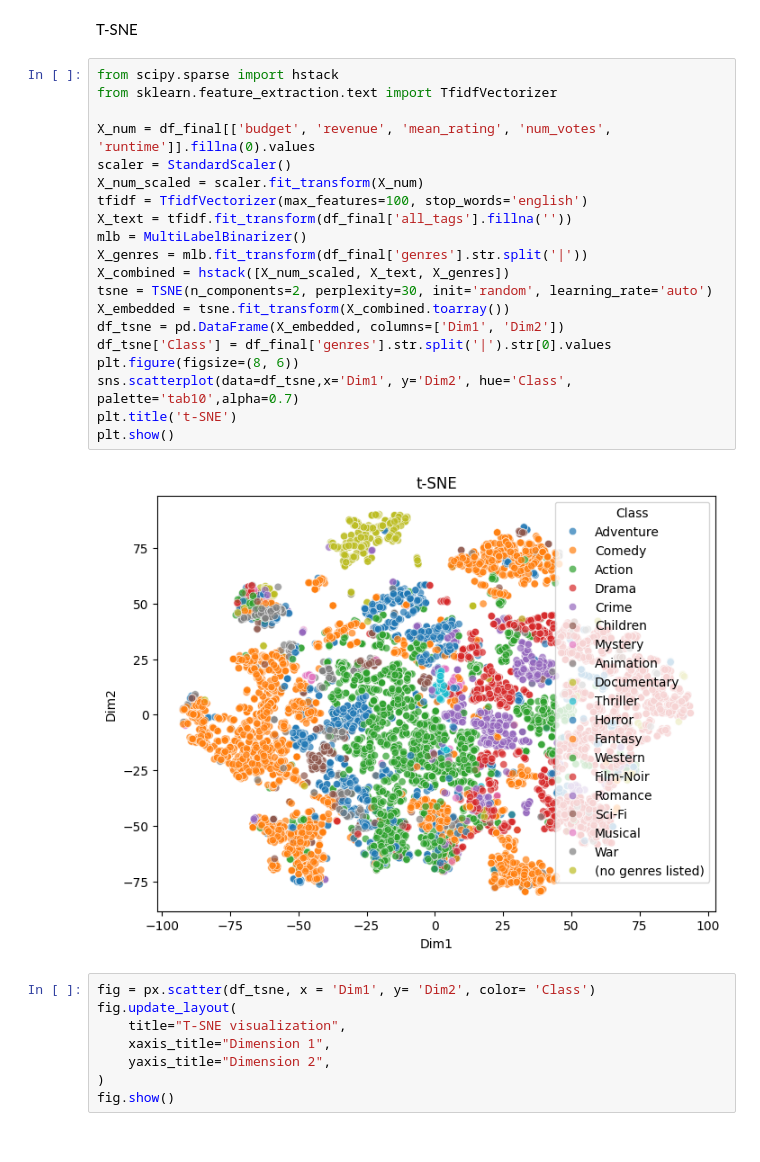
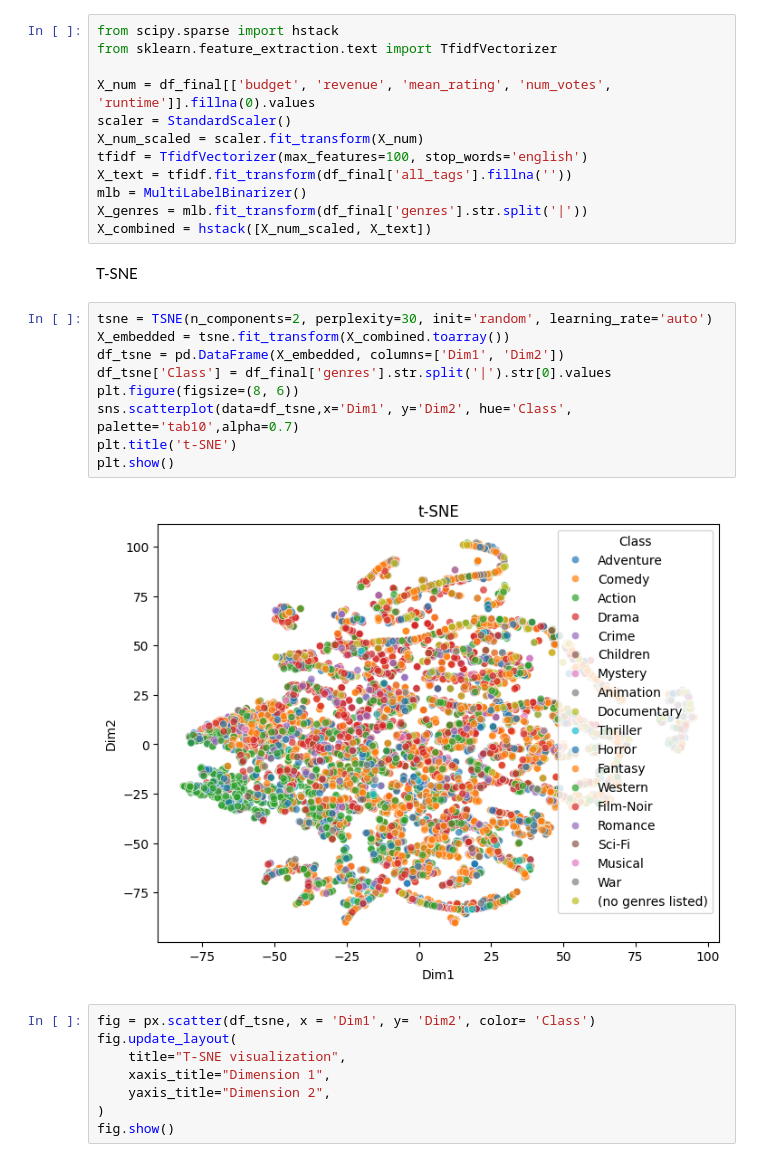
Before and after one commit to BALAKUMARKalai/Big_Data_Project, a Jupyter notebook: notebook1.ipynb, the cells around one changed output. Cells and saved outputs as stored; diff of their text form.

```diff
--- a/notebook1.ipynb
+++ b/notebook1.ipynb
@@ -203,27 +205,28 @@ plt.show()
+# %%
+from scipy.sparse import hstack
+from sklearn.feature_extraction.text import TfidfVectorizer
+
+X_num = df_final[['budget', 'revenue', 'mean_rating', 'num_votes', 'runtime']].fillna(0).values
+scaler = StandardScaler()
+X_num_scaled = scaler.fit_transform(X_num)
+tfidf = TfidfVectorizer(max_features=100, stop_words='english')
+X_text = tfidf.fit_transform(df_final['all_tags'].fillna(''))
+mlb = MultiLabelBinarizer()
+X_genres = mlb.fit_transform(df_final['genres'].str.split('|'))
+X_combined = hstack([X_num_scaled, X_text])
 # %% [markdown]
 T-SNE
 # %%
-from scipy.sparse import hstack
-from sklearn.feature_extraction.text import TfidfVectorizer
-
-X_num = df_final[['budget', 'revenue', 'mean_rating', 'num_votes', 'runtime']].fillna(0).values
-scaler = StandardScaler()
-X_num_scaled = scaler.fit_transform(X_num)
-tfidf = TfidfVectorizer(max_features=100, stop_words='english')
-X_text = tfidf.fit_transform(df_final['all_tags'].fillna(''))
-mlb = MultiLabelBinarizer()
-X_genres = mlb.fit_transform(df_final['genres'].str.split('|'))
-X_combined = hstack([X_num_scaled, X_text, X_genres])
 tsne = TSNE(n_components=2, perplexity=30, init='random', learning_rate='auto')
 X_embedded = tsne.fit_transform(X_combined.toarray())
 df_tsne = pd.DataFrame(X_embedded, columns=['Dim1', 'Dim2'])
 df_tsne['Class'] = df_final['genres'].str.split('|').str[0].values
 plt.figure(figsize=(8, 6))
 sns.scatterplot(data=df_tsne,x='Dim1', y='Dim2', hue='Class', palette='tab10',alpha=0.7)
 plt.title('t-SNE')
 plt.show()
 # %% [output]
-[figure, old version]
+[figure, new version]
 # %%
 fig = px.scatter(df_tsne, x = 'Dim1', y= 'Dim2', color= 'Class')
 fig.update_layout(
```
Also changed, not shown: parts of 2 cells of this notebook.
